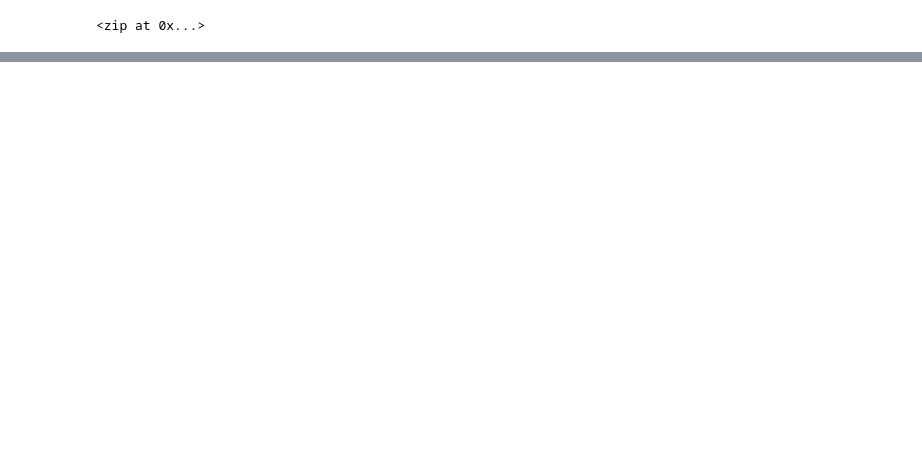
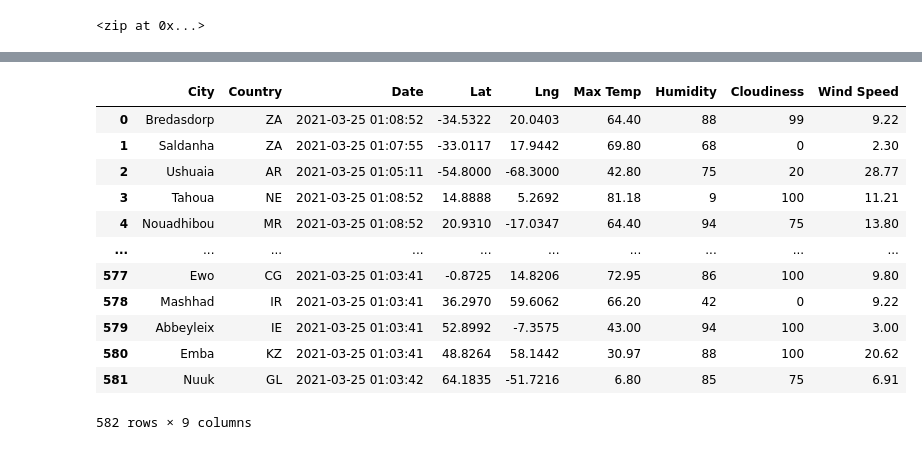
Before and after one commit to ryanlerner/World_Weather_Analysis, a Jupyter notebook: WeatherPy.ipynb, the cells around one changed output, grey strips where cells are left out. Drawn from its saved outputs; the diff is of its cells as text; code cells hidden in the pictures; blank space fills up the shorter version.

```diff
--- a/WeatherPy.ipynb
+++ b/WeatherPy.ipynb
@@ -33,0 +38,3 @@ len(cities)
+# %%
+# Starting URL for Weather Map API Call.
+url = "http://api.openweathermap.org/data/2.5/weather?units=Imperial&appid=" + weather_api_key
@@ -33,0 +122,4 @@ len(cities)
+# %%
+# Convert the array of dictionaries to a Pandas DataFrame.
+city_data_df = pd.DataFrame(city_data)
+city_data_df.head(10)
@@ -33,0 +138,18 @@ len(cities)
+# %%
+new_column_order = ["City", "Country", "Date", "Lat", "Lng", "Max Temp", "Humidity", "Cloudiness", "Wind Speed"]
+city_data_df = city_data_df[new_column_order]
+city_data_df
+# %% [output]
+|  | City | Country | Date | Lat | Lng | Max Temp | Humidity | Cloudiness | Wind Speed |
+| 0 | Bredasdorp | ZA | 2021-03-25 01:08:52 | -34.5322 | 20.0403 | 64.40 | 88 | 99 | 9.22 |
+| 1 | Saldanha | ZA | 2021-03-25 01:07:55 | -33.0117 | 17.9442 | 69.80 | 68 | 0 | 2.30 |
+| 2 | Ushuaia | AR | 2021-03-25 01:05:11 | -54.8000 | -68.3000 | 42.80 | 75 | 20 | 28.77 |
+| 3 | Tahoua | NE | 2021-03-25 01:08:52 | 14.8888 | 5.2692 | 81.18 | 9 | 100 | 11.21 |
+| 4 | Nouadhibou | MR | 2021-03-25 01:08:52 | 20.9310 | -17.0347 | 64.40 | 94 | 75 | 13.80 |
+| ... | ... | ... | ... | ... | ... | ... | ... | ... | ... |
+| 577 | Ewo | CG | 2021-03-25 01:03:41 | -0.8725 | 14.8206 | 72.95 | 86 | 100 | 9.80 |
+| 578 | Mashhad | IR | 2021-03-25 01:03:41 | 36.2970 | 59.6062 | 66.20 | 42 | 0 | 9.22 |
+| 579 | Abbeyleix | IE | 2021-03-25 01:03:41 | 52.8992 | -7.3575 | 43.00 | 94 | 100 | 3.00 |
+| 580 | Emba | KZ | 2021-03-25 01:03:41 | 48.8264 | 58.1442 | 30.97 | 88 | 100 | 20.62 |
+| 581 | Nuuk | GL | 2021-03-25 01:03:42 | 64.1835 | -51.7216 | 6.80 | 85 | 75 | 6.91 |
+582 rows × 9 columns
```
Also changed, not shown: parts of 6 cells of this notebook, 2 other files.
